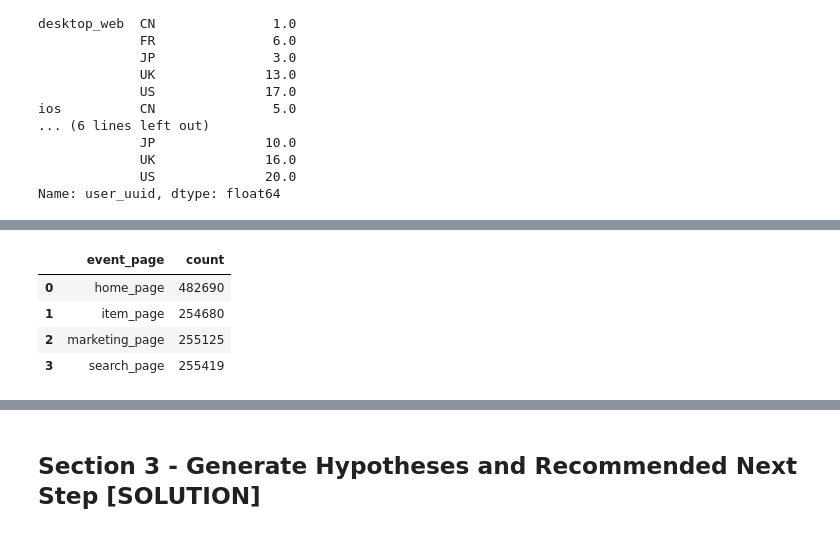
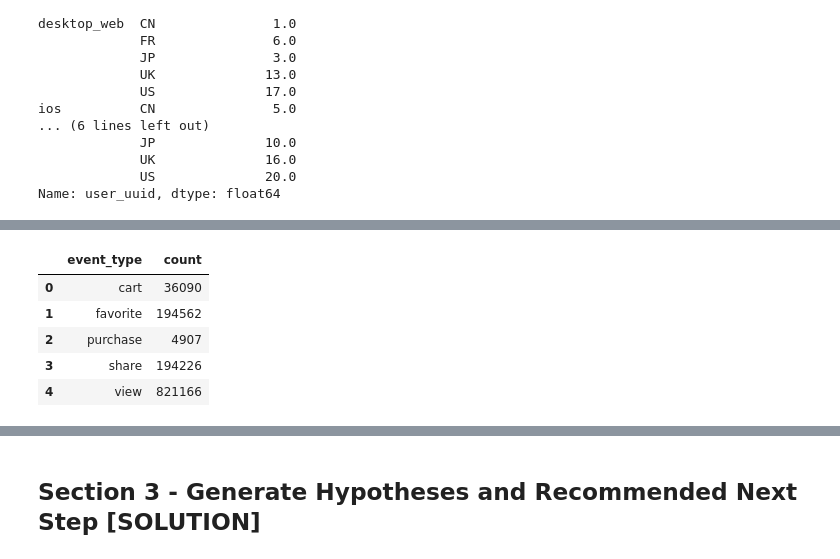
Before and after one commit to d43pan/nanodegree-data-products-course-3, a Jupyter notebook: dpmnd_c3_solutions.ipynb, the cells around one changed output, grey strips where cells are left out. Saved outputs shown, nothing was run; the diff lists cells and outputs as text; code cells hidden in the pictures.

```diff
--- a/dpmnd_c3_solutions.ipynb
+++ b/dpmnd_c3_solutions.ipynb
@@ -290,8 +311,11 @@ list(itertools.product(pages, events))
 # %%
-df.groupby('event_page')['event_id'].nunique().reset_index(name='count')
+
+
+df.groupby('event_type')['event_uuid'].nunique().reset_index(name='count')
 # %% [output]
-|  | event_page | count |
-| 0 | home_page | 482690 |
-| 1 | item_page | 254680 |
-| 2 | marketing_page | 255125 |
-| 3 | search_page | 255419 |
+|  | event_type | count |
+| 0 | cart | 36090 |
+| 1 | favorite | 194562 |
+| 2 | purchase | 4907 |
+| 3 | share | 194226 |
+| 4 | view | 821166 |
```
Also changed, not shown: parts of 25 cells of this notebook.
